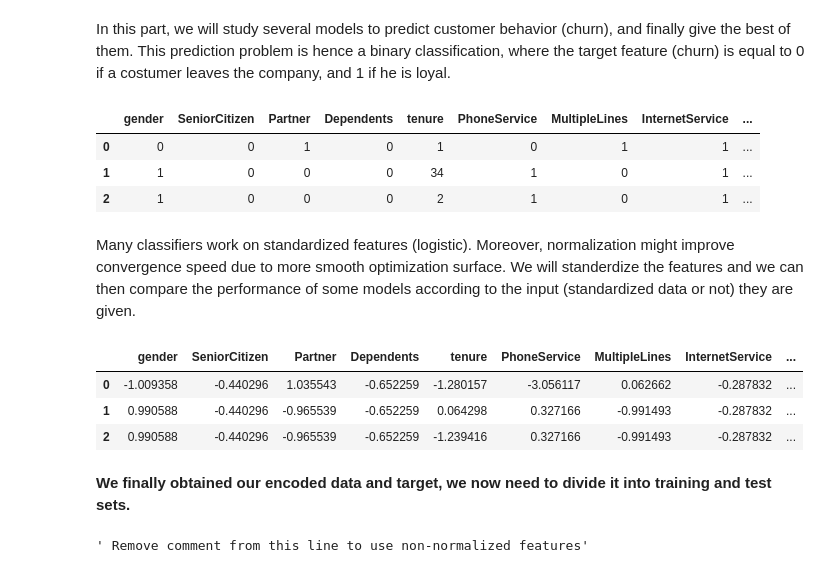
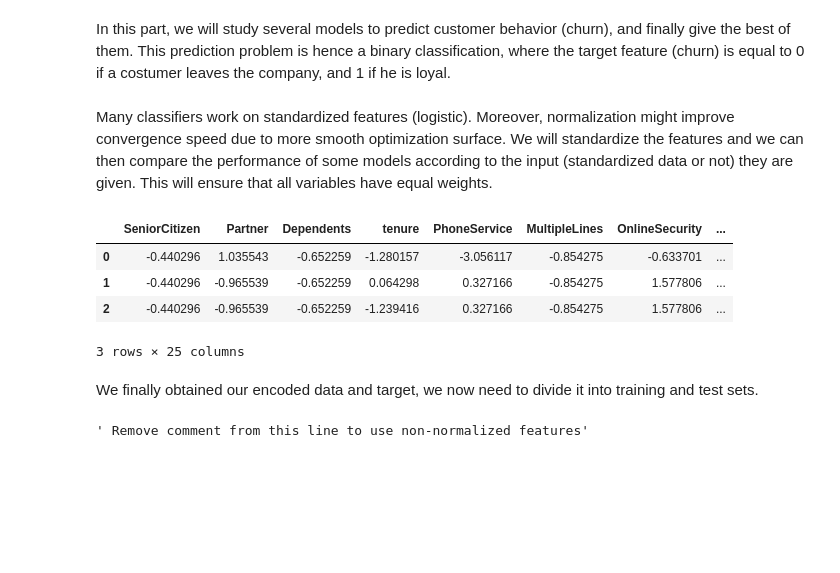
Before and after one commit to sami2310/Datascience-in-Practice, a Jupyter notebook: HW3/Homework_3.ipynb, the cells around one changed output. Saved outputs shown, nothing was run; the diff lists cells and outputs as text; code cells hidden in the pictures; blank space fills up the shorter version.

```diff
--- a/HW3/Homework_3.ipynb
+++ b/HW3/Homework_3.ipynb
@@ -160,0 +99,31 @@ encoded_data.head()
+# %%
+# If there are only 2 values (and they are Yes/No,
+# we are going to convert them to Numerical, where "Yes"=1, "No"=0)
+
+data["Male"]=data['gender'].map(lambda s :1  if s =='Male' else 0)
+data=data.drop(columns="gender")
+data["InternetYes"]=data['InternetService'].map(lambda s :0  if s =='No' else 1)
+
+
+yes_no_cols=["Partner","Dependents","PhoneService","MultipleLines","PaperlessBilling","OnlineSecurity","OnlineBackup","DeviceProtection","TechSupport","StreamingTV","StreamingMovies"]
+for col in yes_no_cols:
+    data[col]=data[col].map(lambda s :1  if s =='Yes' else 0)
+
+# For Internet Service, now information is expanded in two columns,
+# so we don't need a "DSL" and a "Fiber optic" column
+# of dummies. We will use a column called "Fiber Optic"
+# where the negative option implies "DSL" if "Internet Service" is 1
+data["FiberOptic"]=data["InternetService"].map(lambda s :1  if s =='Fiber optic' else 0)
+data=data.drop(columns="InternetService")
+
+dummies=pd.get_dummies(data["Contract"],prefix="Contract")
+data = pd.concat([data, dummies], axis=1)
+data=data.drop(columns="Contract")
+
+dummies=pd.get_dummies(data["PaymentMethod"],prefix="Pay")
+data = pd.concat([data, dummies], axis=1)
+data=data.drop(columns="PaymentMethod")
+
+data["SeniorCitizen"]=data["SeniorCitizen"].astype("int32")
+data.drop(columns = ['customerID'], inplace = True)
+data.head()
@@ -247,3 +180,5 @@ data.head()
+# %%
+data=data.drop(columns="Male")
 # %% [markdown]
 # Predicting Churn
 # %% [markdown]
@@ -251,38 +186,30 @@ In this part, we will study several models to predict customer behavior (churn),
 # %%
 #target encoding
 label_enc_target= LabelEncoder()
+encoded_data = data
 churn_encoded = label_enc_target.fit_transform(encoded_data.Churn)
 encoded_data['Churn']=churn_encoded
-# %%
-target = encoded_data.Churn
-features = encoded_data.drop(columns = ['Churn'])
-features.head(3)
-# %% [output]
-|  | gender | SeniorCitizen | Partner | Dependents | tenure | PhoneService | MultipleLines | InternetService | ... |
-| 0 | 0 | 0 | 1 | 0 | 1 | 0 | 1 | 1 | ... |
-| 1 | 1 | 0 | 0 | 0 | 34 | 1 | 0 | 1 | ... |
-| 2 | 1 | 0 | 0 | 0 | 2 | 1 | 0 | 1 | ... |
 # %% [markdown]
-Many classifiers work on standardized features (logistic). Moreover, normalization might improve convergence speed due to more smooth optimization surface. We will standerdize the features and we can then compare the performance of some models according to the input (standardized data or not) they are given.
+Many classifiers work on standardized features (logistic). Moreover, normalization might improve convergence speed due to more smooth optimization surface. We will standardize the features and we can then compare the performance of some models according to the input (standardized data or not) they are given. This will ensure that all variables have equal weights.
 # %%
-def standerdize(df, col):
+def standardize(df, col):
     df_stand = df.copy()
     for col in list(col):
         df_stand[col] = ((df_stand[col]-df_stand[col].mean())/df_stand[col].std())
 
     return df_stand
 
-
-features_list = list(features.columns)
-stand_feat = standerdize(features, features_list)
+features_list = list(encoded_data.drop(columns = ['Churn']).columns)
+stand_feat = standardize(features, features_list)
 stand_feat.head(3)
 # %% [output]
-|  | gender | SeniorCitizen | Partner | Dependents | tenure | PhoneService | MultipleLines | InternetService | ... |
-| 0 | -1.009358 | -0.440296 | 1.035543 | -0.652259 | -1.280157 | -3.056117 | 0.062662 | -0.287832 | ... |
-| 1 | 0.990588 | -0.440296 | -0.965539 | -0.652259 | 0.064298 | 0.327166 | -0.991493 | -0.287832 | ... |
-| 2 | 0.990588 | -0.440296 | -0.965539 | -0.652259 | -1.239416 | 0.327166 | -0.991493 | -0.287832 | ... |
+|  | SeniorCitizen | Partner | Dependents | tenure | PhoneService | MultipleLines | OnlineSecurity | ... |
+| 0 | -0.440296 | 1.035543 | -0.652259 | -1.280157 | -3.056117 | -0.854275 | -0.633701 | ... |
+| 1 | -0.440296 | -0.965539 | -0.652259 | 0.064298 | 0.327166 | -0.854275 | 1.577806 | ... |
+| 2 | -0.440296 | -0.965539 | -0.652259 | -1.239416 | 0.327166 | -0.854275 | 1.577806 | ... |
+3 rows × 25 columns
 # %% [markdown]
-**We finally obtained our encoded data and target, we now need to divide it into training and test sets.**
+We finally obtained our encoded data and target, we now need to divide it into training and test sets.
 # %%
 seed = 2
 #Split standardized features
```
Also changed, not shown: parts of 53 cells of this notebook.
